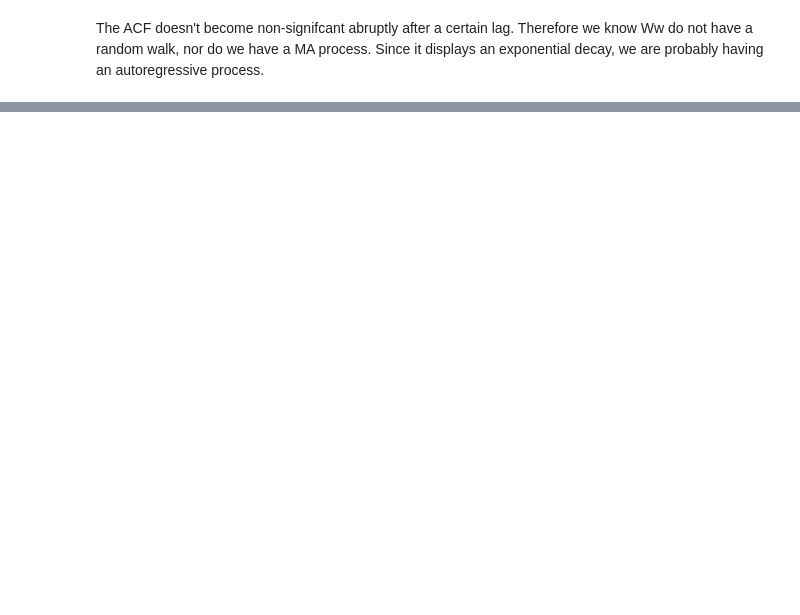
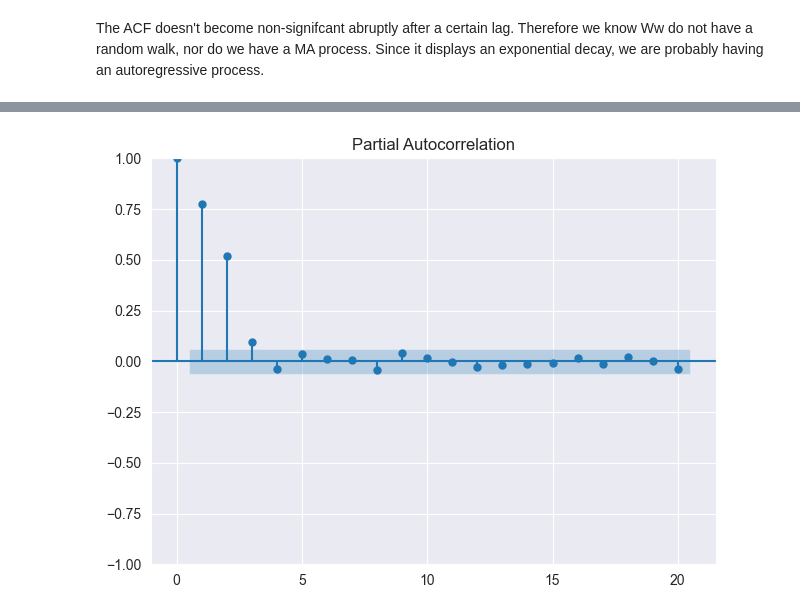
Before and after one commit to Xupeiyi/Time-Series-Forcasting-In-Python, a Jupyter notebook: ch5.ipynb, the cells around one changed output, grey strips where cells are left out. Saved outputs shown, nothing was run; the diff lists cells and outputs as text; code cells hidden in the pictures; blank space fills up the shorter version.

```diff
--- a/ch5.ipynb
+++ b/ch5.ipynb
@@ -89,0 +105,5 @@ plt.tight_layout()
+# %%
+plot_pacf(foot_traffic_diff, lags=20)
+plt.tight_layout()
+# %% [output]
+[figure, added]
```
Also changed, not shown: parts of 14 cells of this notebook, 3 other files.
